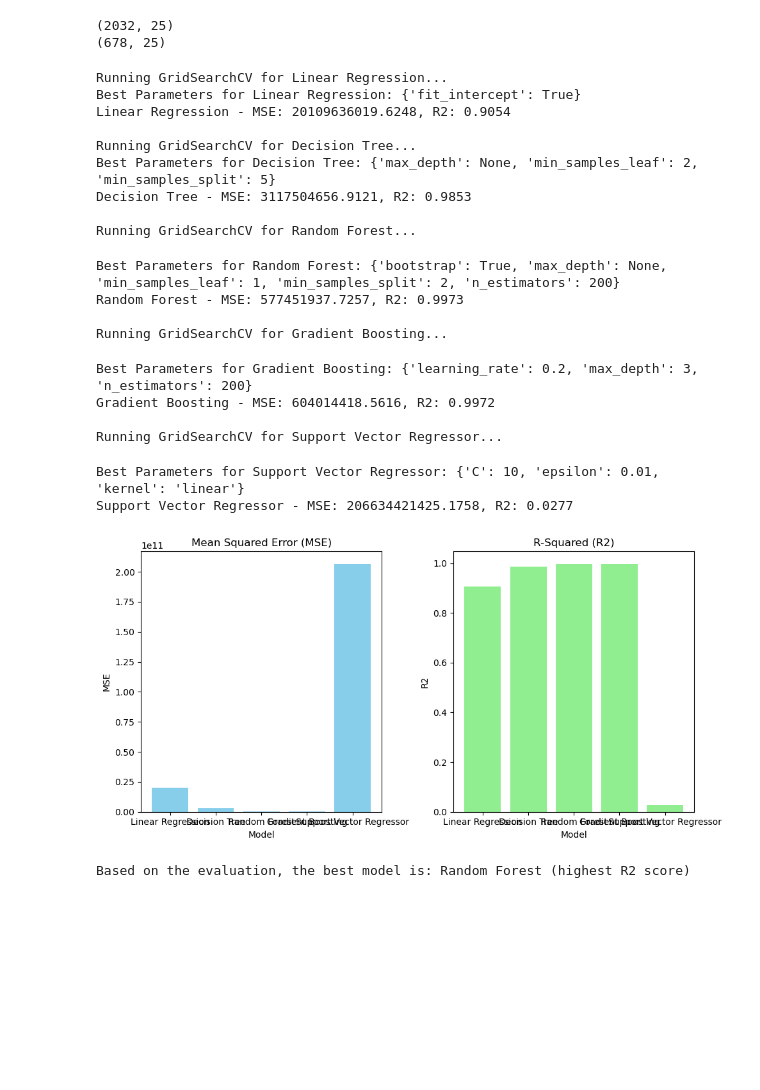
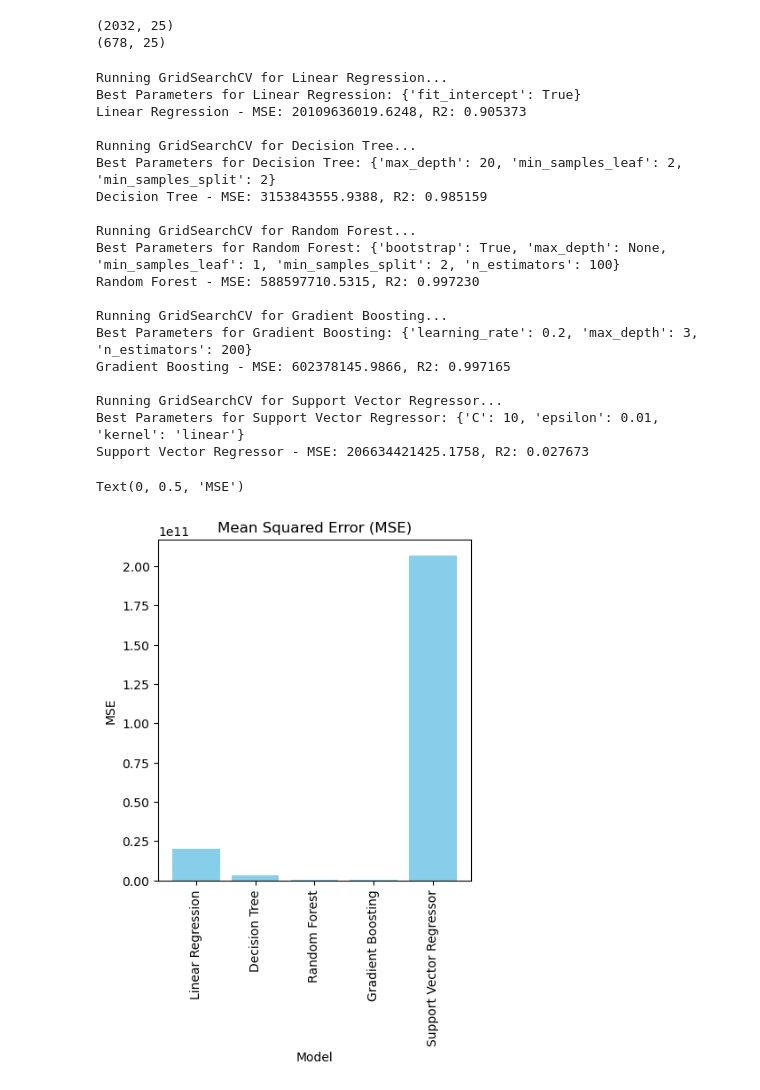
Before and after one commit to avineets87/housing-price-analysis, a Jupyter notebook: model_experimentation.ipynb, the cells around one changed output. Saved outputs shown, nothing was run; the diff lists cells and outputs as text; code cells hidden in the pictures; blank space fills up the shorter version.

Commit message:
Updated the graphs

```diff
--- a/model_experimentation.ipynb
+++ b/model_experimentation.ipynb
@@ -47,7 +47,8 @@ X_sel.head()
 | 4 | 3 | 3.0 | 2782.0 | 988.497484 | Brooklyn | Commercial | condo |
 # %%
 # Set the target variable y
-y = df["price"].values.reshape(-1, 1)
+# y = df["price"].values.reshape(-1, 1)
+y = df["price"]
 # %%
 # Split the data into X_train, X_test, y_train, y_test
 X_train, X_test, y_train, y_test = train_test_split(X_sel, y, random_state=42)
@@ -212,53 +213,41 @@ for model_name, model in models.items():
     r2_scores.append(r2)
 
     print(f"Best Parameters for {model_name}: {best_params}")
-    print(f"{model_name} - MSE: {mse:.4f}, R2: {r2:.4f}\n")
-
-# Step 4: Plot the results
-
-# Plot MSE scores
-plt.figure(figsize=(10, 5))
-
-plt.subplot(1, 2, 1)
-plt.bar(models.keys(), mse_scores, color='skyblue')
-plt.title('Mean Squared Error (MSE)')
-plt.xlabel('Model')
-plt.ylabel('MSE')
-
-# Plot R2 scores
-plt.subplot(1, 2, 2)
-plt.bar(models.keys(), r2_scores, color='lightgreen')
-plt.title('R-Squared (R2)')
-plt.xlabel('Model')
-plt.ylabel('R2')
-
-plt.tight_layout()
-plt.show()
-
-# Step 5: Suggest the best model
-best_model_index = np.argmax(r2_scores)
-best_model_name = list(models.keys())[best_model_index]
-
-print(f"\nBased on the evaluation, the best model is: {best_model_name} (highest R2 score)")
+    print(f"{model_name} - MSE: {mse:.4f}, R2: {r2:.6f}\n")
 # %% [output]
 Running GridSearchCV for Linear Regression...
 Best Parameters for Linear Regression: {'fit_intercept': True}
-Linear Regression - MSE: 20109636019.6248, R2: 0.9054
+Linear Regression - MSE: 20109636019.6248, R2: 0.905373
 
 Running GridSearchCV for Decision Tree...
-Best Parameters for Decision Tree: {'max_depth': None, 'min_samples_leaf': 2, 'min_samples_split': 5}
-Decision Tree - MSE: 3117504656.9121, R2: 0.9853
+Best Parameters for Decision Tree: {'max_depth': 20, 'min_samples_leaf': 2, 'min_samples_split': 2}
+Decision Tree - MSE: 3153843555.9388, R2: 0.985159
 
 Running GridSearchCV for Random Forest...
+Best Parameters for Random Forest: {'bootstrap': True, 'max_depth': None, 'min_samples_leaf': 1, 'min_samples_split': 2, 'n_estimators': 100}
+Random Forest - MSE: 588597710.5315, R2: 0.997230
+
+Running GridSearchCV for Gradient Boosting...
+Best Parameters for Gradient Boosting: {'learning_rate': 0.2, 'max_depth': 3, 'n_estimators': 200}
+Gradient Boosting - MSE: 602378145.9866, R2: 0.997165
+
+Running GridSearchCV for Support Vector Regressor...
+Best Parameters for Support Vector Regressor: {'C': 10, 'epsilon': 0.01, 'kernel': 'linear'}
+Support Vector Regressor - MSE: 206634421425.1758, R2: 0.027673
-Best Parameters for Random Forest: {'bootstrap': True, 'max_depth': None, 'min_samples_leaf': 1, 'min_samples_split': 2, 'n_estimators': 200}
-Random Forest - MSE: 577451937.7257, R2: 0.9973
-
-Running GridSearchCV for Gradient Boosting...
-Best Parameters for Gradient Boosting: {'learning_rate': 0.2, 'max_depth': 3, 'n_estimators': 200}
-Gradient Boosting - MSE: 604014418.5616, R2: 0.9972
-
-Running GridSearchCV for Support Vector Regressor...
-Best Parameters for Support Vector Regressor: {'C': 10, 'epsilon': 0.01, 'kernel': 'linear'}
-Support Vector Regressor - MSE: 206634421425.1758, R2: 0.0277
-[figure, removed]
-Based on the evaluation, the best model is: Random Forest (highest R2 score)
+# %%
+# Step 4: Plot the results
+
+# Plot MSE scores
+plt.figure(figsize=(10, 5))
+
+plt.subplot(1, 2, 1)
+
+plt.xticks(rotation=90)
+
+plt.bar(models.keys(), mse_scores, color='skyblue')
+plt.title('Mean Squared Error (MSE)')
+plt.xlabel('Model')
+plt.ylabel('MSE')
+# %% [output]
+Text(0, 0.5, 'MSE')
+[figure, added]
```
Also changed, not shown: parts of 5 cells of this notebook.
